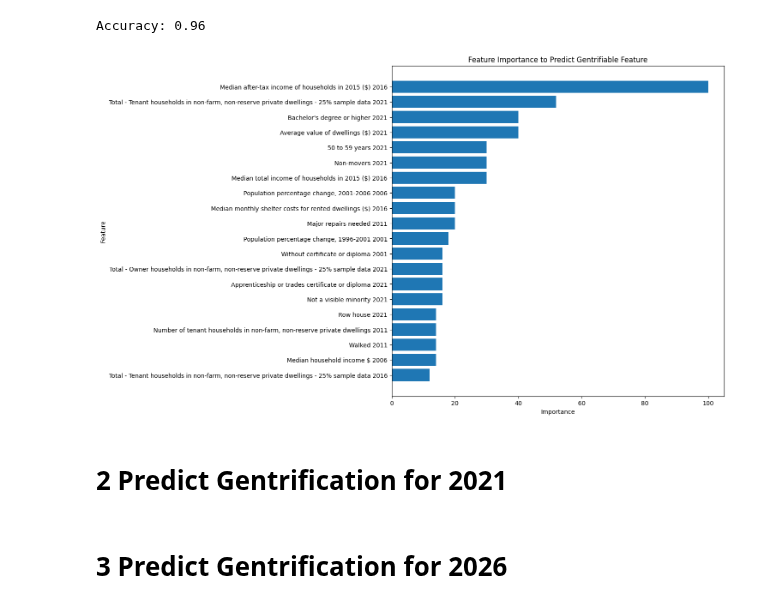
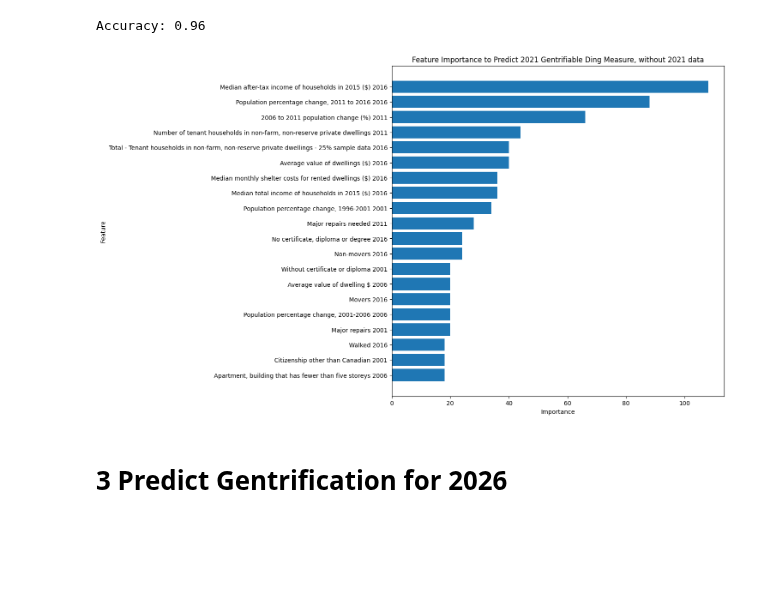
Before and after one commit to emilienuy/degentrifAI, a Jupyter notebook: ModelTraining/model_training_Emilie.ipynb, the cells around one changed output. Drawn from its saved outputs; the diff is of its cells as text; code cells hidden in the pictures; blank space fills up the shorter version.

```diff
--- a/ModelTraining/model_training_Emilie.ipynb
+++ b/ModelTraining/model_training_Emilie.ipynb
@@ -129,5 +134,23 @@ Gen_Levels_2021 = ["ctuid",
 # %%
 # drop the column that is your target
-data = data.drop(Gentrifiable_2021, axis=1)
-# data = data.drop(Gentrified_2021, axis=1)
-# data = data.drop(Gen_Levels_2021, axis=1)
+# df_1 = df.drop(Gentrifiable_2021, axis=1)
+# df_1 = df.drop(Gentrified_2021, axis=1)
+df_1 = df.drop(Gen_Levels_2021, axis=1)
+# %%
+# Specify which column we wish the model to predict
+# target_column = target_column_gentrifiable_2021
+# target_column = target_column_gentrified_2021
+target_column = target_column_gen_levels_2021
+
+'''
+# Calculate the median of target column --> not necessary for Gentrified Measure
+# median_target = data[target_column].median()
+
+# Create a new binary label column --> not necessary for Gentrified Measure
+# data[target_column] = (data[target_column] > median_target).astype(int)
+'''
+
+# Define features and target
+X = df_1.drop(target_column, axis=1)
+y = df_1[target_column]
+print(y)
@@ -169,0 +233,9 @@ Name: Gentrifiable Ding 2021, Length: 1008, dtype: float64
+# %%
+# Specifify columns we wish to drop
+columns_to_drop = [col for col in df.columns if col.endswith('2021') and col != target_column]
+
+# Drop the columns
+df_2 = df.drop(columns=columns_to_drop)
+df_2 = df_2.drop(columns="ctuid")
+
+print(df_2.head())
@@ -169,0 +260,6 @@ Name: Gentrifiable Ding 2021, Length: 1008, dtype: float64
+# %%
+# Define features and target
+X = df_2.drop(target_column, axis=1)
+y = df_2[target_column]
+print(X)
+print(y)
@@ -200,21 +320,21 @@ Accuracy: 0.96
 # %%
 # Extract and plot feature importance
 importance = bst.get_score(importance_type='weight')
 importance_df = pd.DataFrame(importance.items(), columns=['Feature', 'Importance']).sort_values(by='Importance', ascending=False)
 
 # Plot feature importance
 plt.figure(figsize=(10, 10))
 plt.barh(importance_df['Feature'].iloc[:20], importance_df['Importance'].iloc[:20])
 plt.xlabel('Importance')
 plt.ylabel('Feature')
 
 # change title for each target
-plt.title('Feature Importance to Predict Gentrifiable Feature')
+plt.title('Feature Importance to Predict 2021 Gentrifiable Ding Measure, without 2021 data')
 plt.gca().invert_yaxis()
 
 # Save the plot as an image file to Google Drive
-plt.savefig('/content/drive/My Drive/GentrificAItion/ModelOutputs/feat_imp_2021_gentrifiable.png', bbox_inches='tight')
+plt.savefig('/content/drive/My Drive/GentrificAItion/ModelOutputs/feat_imp_2021_gentrifiable_no2021_2.png', bbox_inches='tight')
 plt.show()
 plt.close('all')
 # %% [output]
-[figure, old version]
+[figure, new version]
@@ -225,2 +340,0 @@ plt.close('all')
-# %% [markdown]
-# 2 Predict Gentrification for 2021
```
Also changed, not shown: parts of 18 cells of this notebook.
